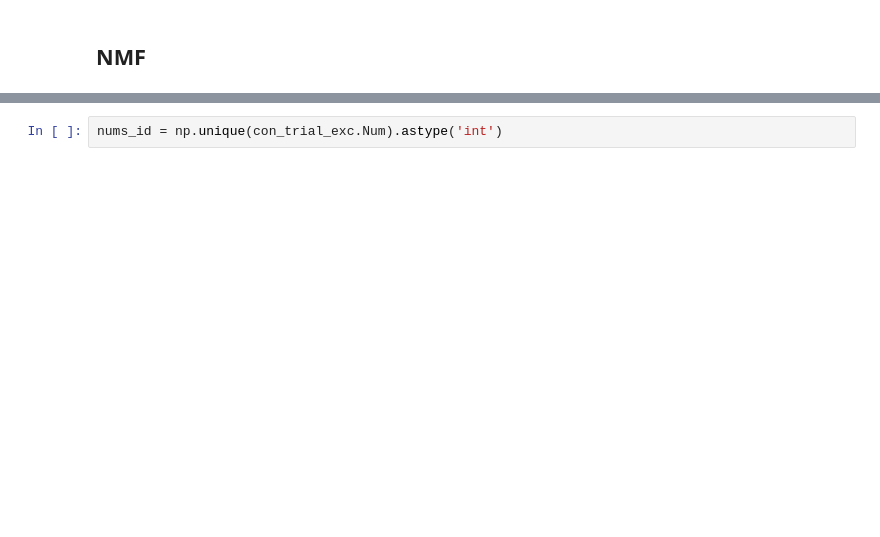
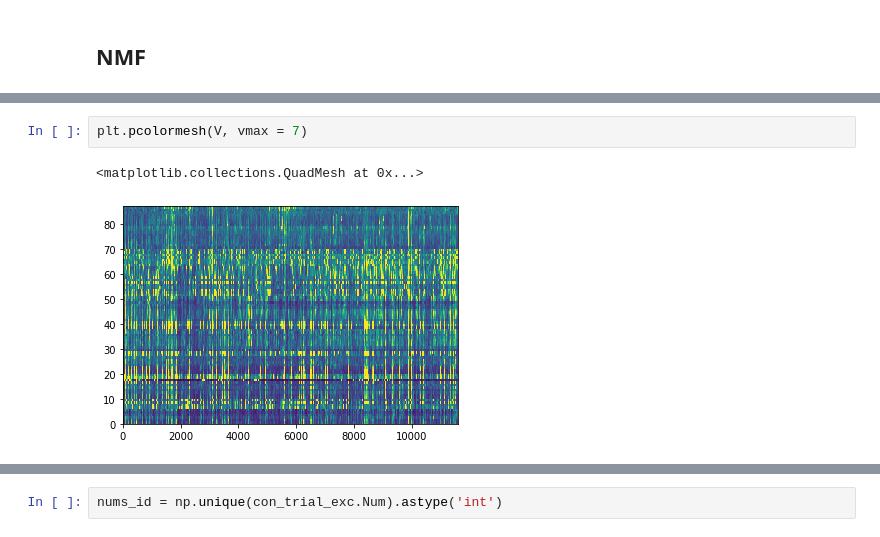
Before and after one commit to vellen23/CCEP_human, a Jupyter notebook: Python_Analysis/EvM/PP_IO_NMF.ipynb, the cells around one changed output, grey strips where cells are left out. Drawn from its saved outputs; the diff is of its cells as text; blank space fills up the shorter version.

```diff
--- a/Python_Analysis/EvM/PP_IO_NMF.ipynb
+++ b/Python_Analysis/EvM/PP_IO_NMF.ipynb
@@ -138,0 +395,5 @@ con_trial_exc.loc[(con_trial_exc.Sleep == 4), 'SleepState'] = 'REM'
+# %%
+plt.pcolormesh(V, vmax = 7)
+# %% [output]
+<matplotlib.collections.QuadMesh at 0x...>
+[figure, added]
```
Also changed, not shown: parts of 48 cells of this notebook, 28 other files.
